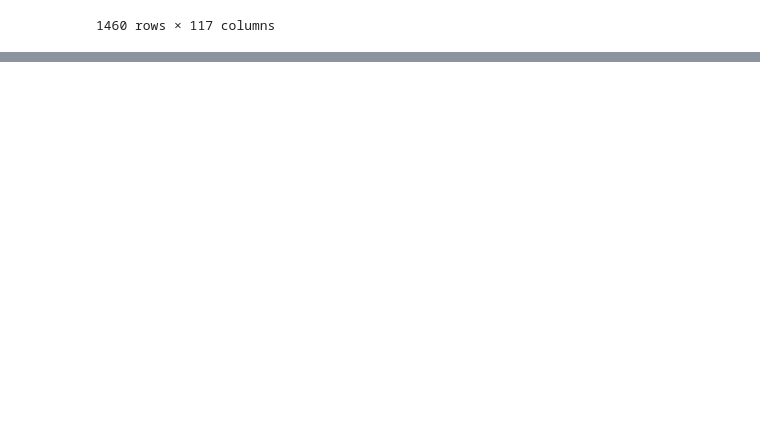
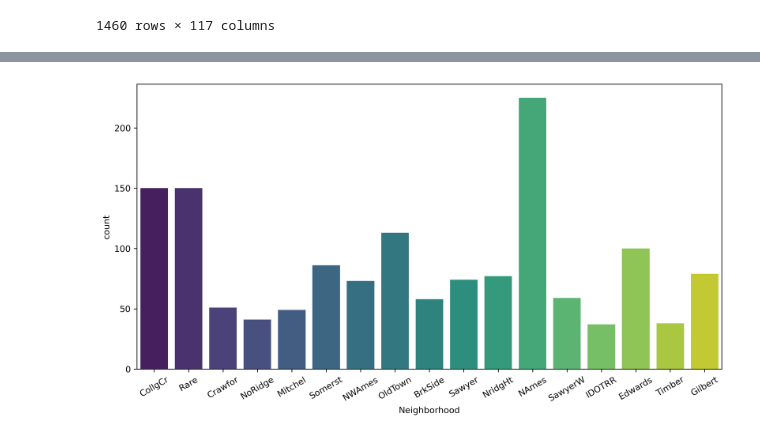
Before and after one commit to ashen007/Feature_enginering, a Jupyter notebook: notebooks/case study/encoding & transformation.ipynb, the cells around one changed output, grey strips where cells are left out. Drawn from its saved outputs; the diff is of its cells as text; code cells hidden in the pictures; blank space fills up the shorter version.

Commit message:
encoded infrequent categories as rare in high cardinality features

```diff
--- a/notebooks/case study/encoding & transformation.ipynb
+++ b/notebooks/case study/encoding & transformation.ipynb
@@ -140,0 +237,3 @@ data_e
+# %%
+data_e = encoder.transform(data_e)
+data_e
@@ -140,0 +255,4 @@ data_e
+# %%
+encoder = RareLabelEncoder(tol=0.02,variables=['Exterior2nd'])
+encoder.fit(data_e)
+encoder.encoder_dict_
@@ -140,0 +263,3 @@ data_e
+# %%
+data_e = encoder.transform(data_e)
+data_e
@@ -140,0 +281,10 @@ data_e
+# %%
+def examine_class_bln(feature):
+    plt.figure(figsize=[12,6],dpi=300)
+    graph = sns.countplot(x=data_e[feature],palette='viridis')
+    graph.set_xticklabels(graph.get_xticklabels(), rotation=30)
+    plt.show()
+# %%
+examine_class_bln('Neighborhood')
+# %% [output]
+[figure, added]
```
Also changed, not shown: parts of 12 cells of this notebook.
